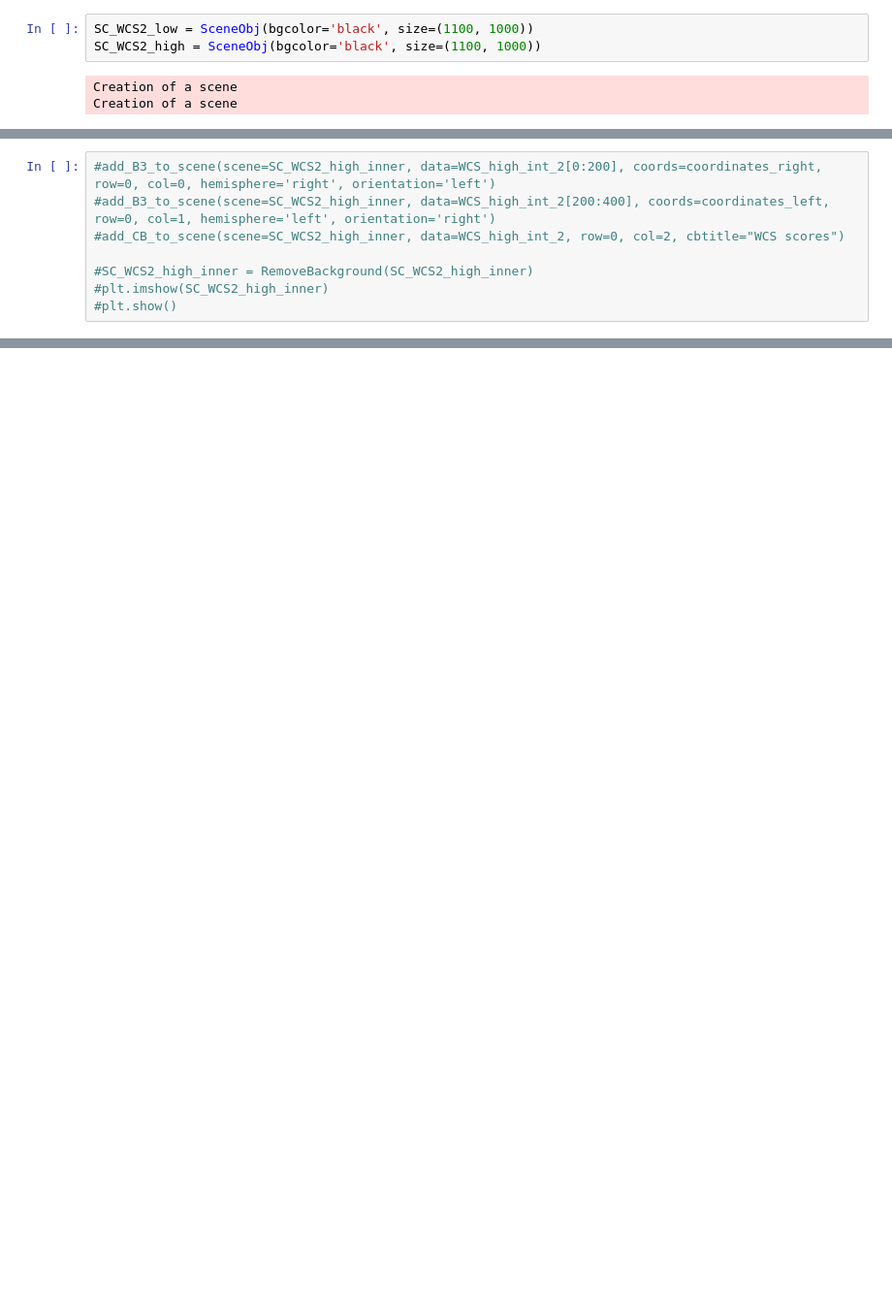
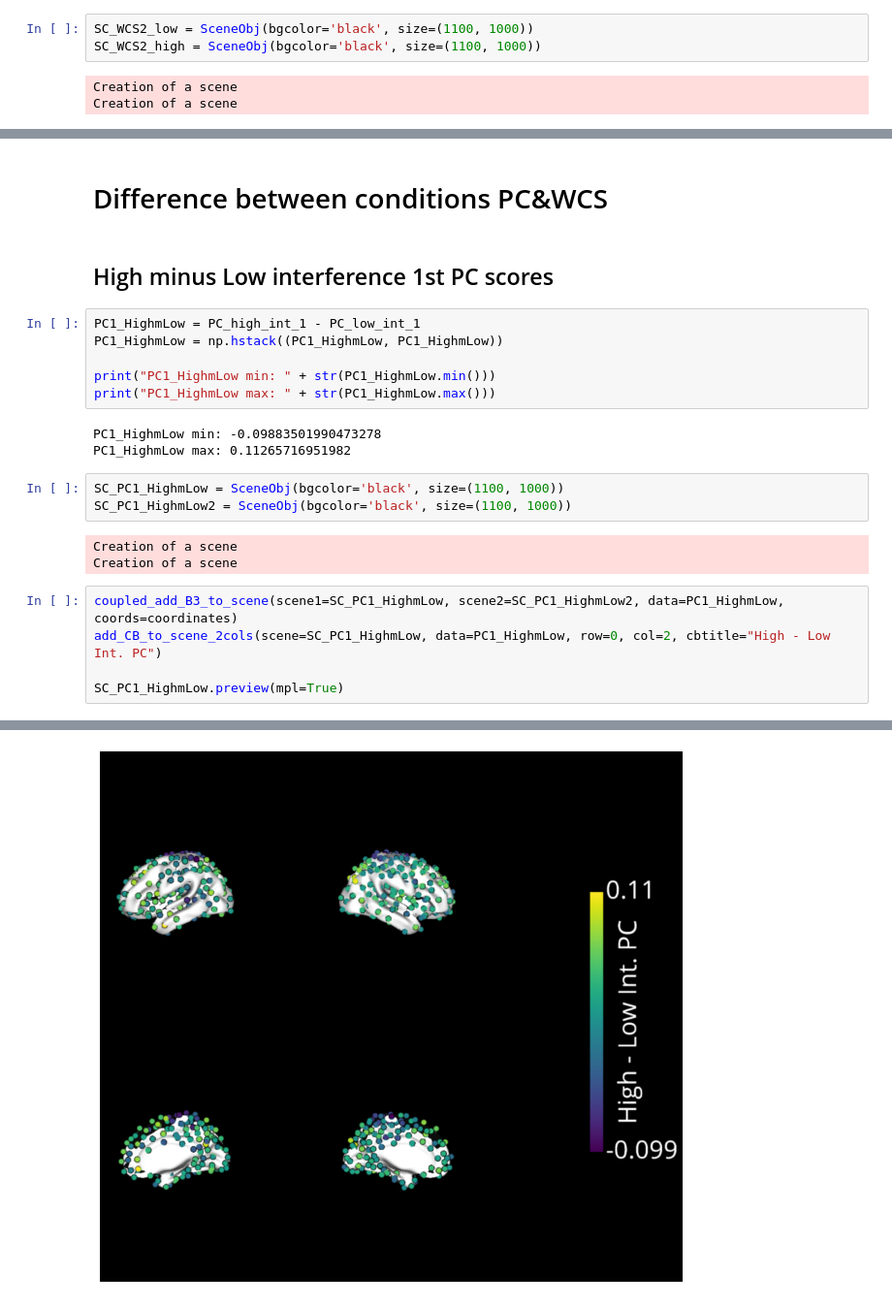
Before and after one commit to LuisA00/Summer_2021_fMRI, a Jupyter notebook: DWM_Plotting_High&LowInterference_PC&WCS.ipynb, the cells around one changed output, grey strips where cells are left out. Shown at 97% size. Drawn from its saved outputs; the diff is of its cells as text; blank space fills up the shorter version.

```diff
--- a/DWM_Plotting_High&LowInterference_PC&WCS.ipynb
+++ b/DWM_Plotting_High&LowInterference_PC&WCS.ipynb
@@ -1006,8 +800,25 @@ KW = dict(title_size=14., zoom=1)
-# %%
-#add_B3_to_scene(scene=SC_WCS2_high_inner, data=WCS_high_int_2[0:200], coords=coordinates_right, row=0, col=0, hemisphere='right', orientation='left')
-#add_B3_to_scene(scene=SC_WCS2_high_inner, data=WCS_high_int_2[200:400], coords=coordinates_left, row=0, col=1, hemisphere='left', orientation='right')
-#add_CB_to_scene(scene=SC_WCS2_high_inner, data=WCS_high_int_2, row=0, col=2, cbtitle="WCS scores")
-
-#SC_WCS2_high_inner = RemoveBackground(SC_WCS2_high_inner)
-#plt.imshow(SC_WCS2_high_inner)
-#plt.show()
+# %% [markdown]
+# Difference between conditions PC&WCS
+# %% [markdown]
+## High minus Low interference 1st PC scores
+# %%
+PC1_HighmLow = PC_high_int_1 - PC_low_int_1
+PC1_HighmLow = np.hstack((PC1_HighmLow, PC1_HighmLow))
+
+print("PC1_HighmLow min: " + str(PC1_HighmLow.min()))
+print("PC1_HighmLow max: " + str(PC1_HighmLow.max()))
+# %% [output]
+PC1_HighmLow min: -0.09883501990473278
+PC1_HighmLow max: 0.11265716951982
+# %%
+SC_PC1_HighmLow = SceneObj(bgcolor='black', size=(1100, 1000))
+SC_PC1_HighmLow2 = SceneObj(bgcolor='black', size=(1100, 1000))
+# %% [output]
+Creation of a scene
+Creation of a scene
+# %%
+coupled_add_B3_to_scene(scene1=SC_PC1_HighmLow, scene2=SC_PC1_HighmLow2, data=PC1_HighmLow, coords=coordinates)
+add_CB_to_scene_2cols(scene=SC_PC1_HighmLow, data=PC1_HighmLow, row=0, col=2, cbtitle="High - Low Int. PC")
+
+SC_PC1_HighmLow.preview(mpl=True)
+# %% [output]
@@ -1013,0 +842 @@ KW = dict(title_size=14., zoom=1)
+[figure, added]
```
Also changed, not shown: parts of 60 cells of this notebook, 5 other files.
